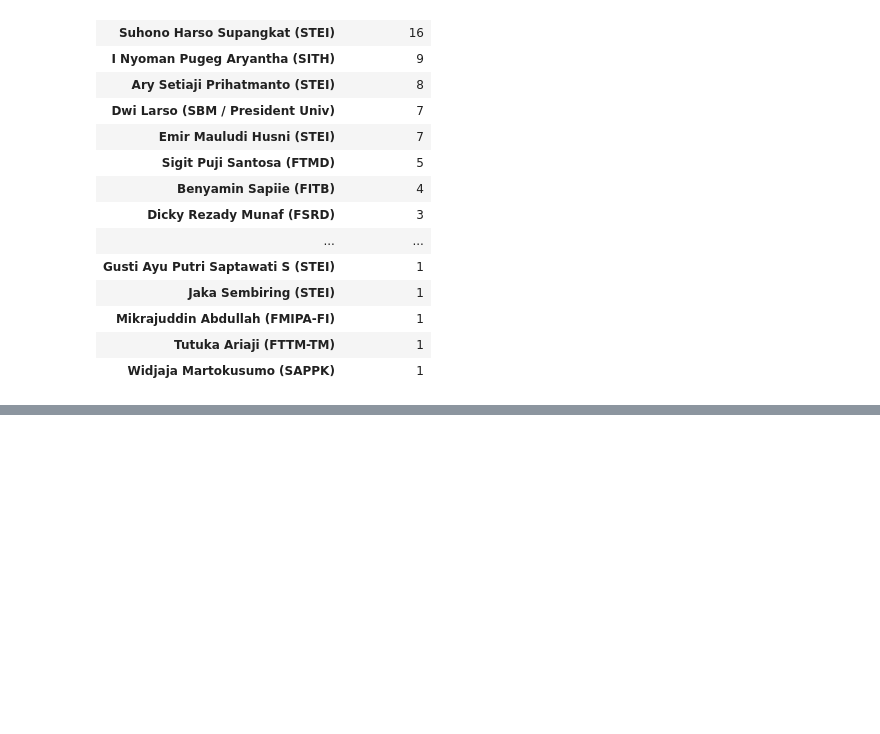
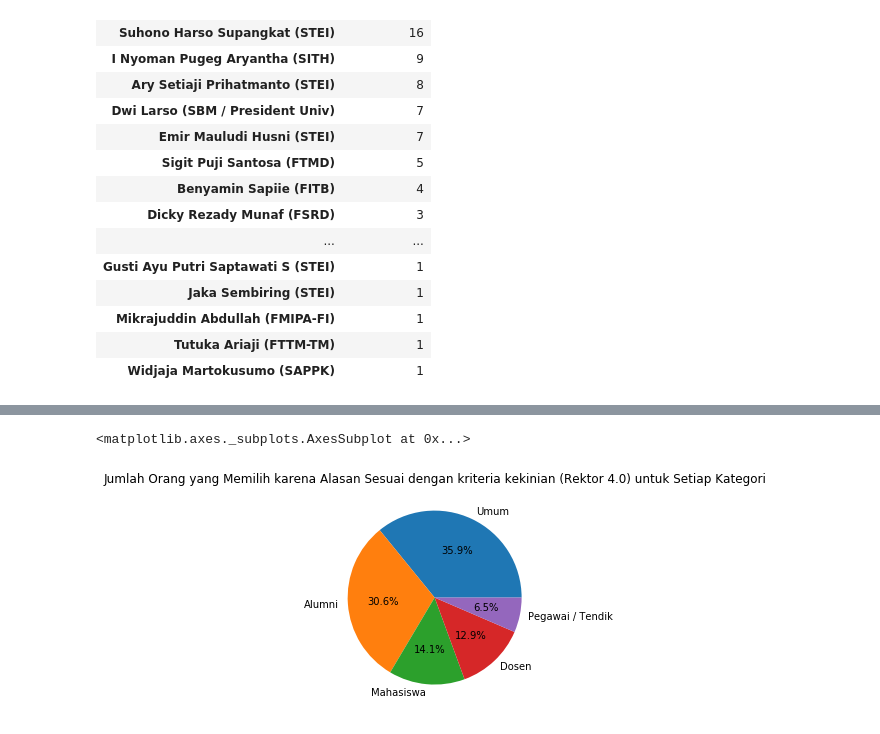
Before and after one commit to eueung/pilrek, a Jupyter notebook: contrib/Karisa_Hafizh_Visualisasi data pilrek.ipynb, the cells around one changed output, grey strips where cells are left out. Cells and saved outputs as stored; diff of their text form; code cells hidden in the pictures; blank space fills up the shorter version.

```diff
--- a/contrib/Karisa_Hafizh_Visualisasi data pilrek.ipynb
+++ b/contrib/Karisa_Hafizh_Visualisasi data pilrek.ipynb
@@ -112,0 +113,5 @@ Text(0.5, 1.0, 'Carek memiliki kriteria kekinian (Rektor 4.0)')
+# %%
+plot_3_filter = df[df.Alasan == 'Sesuai dengan kriteria kekinian (Rektor 4.0)']
+plot_3_groupby = plot_3_filter.groupby('Kategori')
+plot_3_count = plot_3_groupby.count().sort_values('Timestamp', ascending = False)[['Timestamp']]
+plot_3_count
@@ -112,0 +126,8 @@ Text(0.5, 1.0, 'Carek memiliki kriteria kekinian (Rektor 4.0)')
+# %%
+plot_3 = plot_3_count.plot(y='Timestamp', kind='pie',autopct='%1.1f%%', legend=None)
+plot_3.set_ylabel('')
+plot_3.set_title('Jumlah Orang yang Memilih karena Alasan Sesuai dengan kriteria kekinian (Rektor 4.0) untuk Setiap Kategori' )
+plot_3
+# %% [output]
+<matplotlib.axes._subplots.AxesSubplot at 0x...>
+[figure, added]
```
Also changed, not shown: parts of 6 cells of this notebook.
